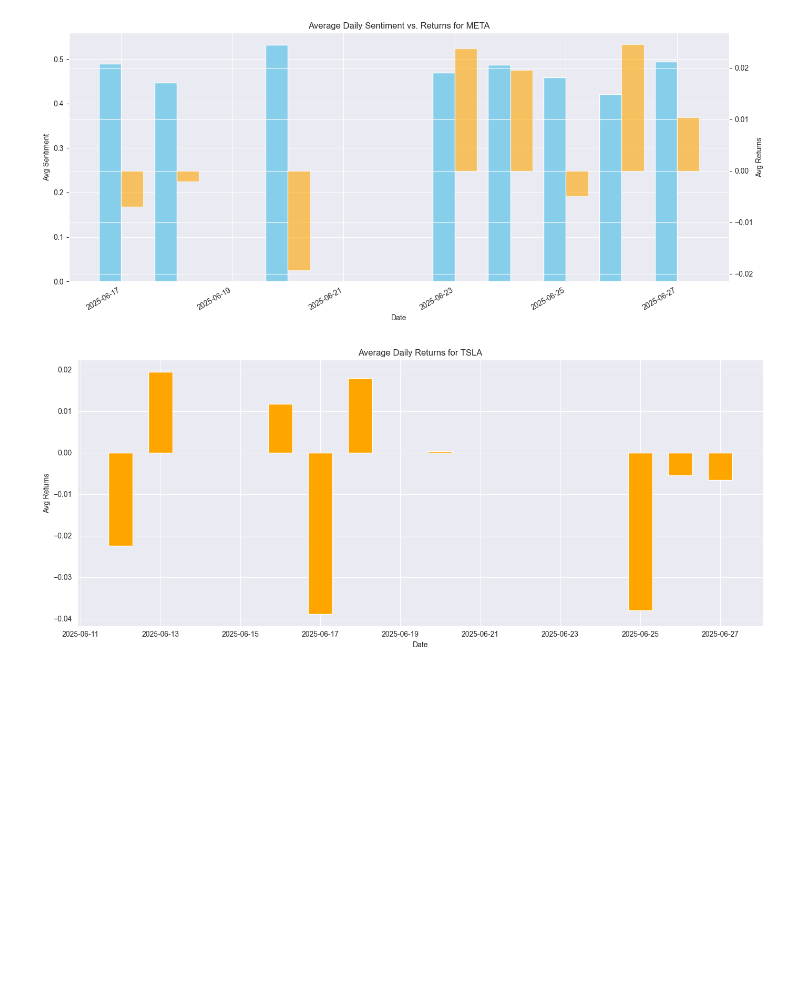
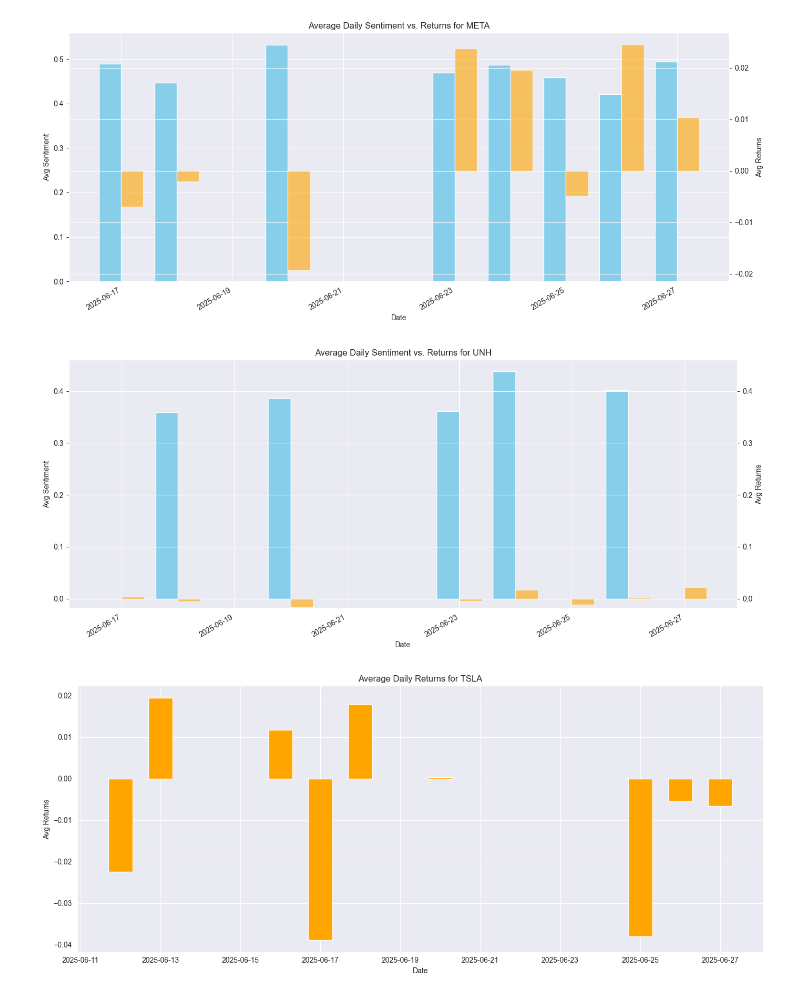
Before and after one commit to oindreelabh/online-portfolio-optimization, a Jupyter notebook: notebooks/eda.ipynb, the cells around one changed output. Cells and saved outputs as stored; diff of their text form; code cells hidden in the pictures; blank space fills up the shorter version.

```diff
--- a/notebooks/eda.ipynb
+++ b/notebooks/eda.ipynb
@@ -59,6 +59,42 @@ plt.tight_layout()
 plt.show()
 # %% [output]
 [figure]
+# %%
+import pandas as pd
+import matplotlib.pyplot as plt
+
+# Group by date and ticker
+daily_stats = df.groupby(['date', 'ticker']).agg({
+    'reddit_sentiment_score': 'mean',
+    'returns': 'mean'
+}).reset_index()
+
+ticker = 'UNH'
+ticker_stats = daily_stats[daily_stats['ticker'] == ticker]
+
+fig, ax1 = plt.subplots(figsize=(14, 6))
+x = pd.to_datetime(ticker_stats['date'])
+
+width = 0.4
+ax1.bar(x - pd.Timedelta(days=0.2), ticker_stats['reddit_sentiment_score'],
+        width=width, color='skyblue', label='Avg Sentiment', align='center')
+ax2 = ax1.twinx()
+ax2.bar(x + pd.Timedelta(days=0.2), ticker_stats['returns'],
+        width=width, color='orange', label='Avg Returns', align='center', alpha=0.6)
+# After plotting both bars
+min_y = min(ax1.get_ylim()[0], ax2.get_ylim()[0], 0)
+max_y = max(ax1.get_ylim()[1], ax2.get_ylim()[1], 0)
+ax1.set_ylim(min_y, max_y)
+ax2.set_ylim(min_y, max_y)
+ax1.set_xlabel('Date')
+ax1.set_ylabel('Avg Sentiment')
+ax2.set_ylabel('Avg Returns')
+plt.title(f'Average Daily Sentiment vs. Returns for {ticker}')
+fig.autofmt_xdate()
+plt.tight_layout()
+plt.show()
+# %% [output]
+[figure, added]
 # %%
 import pandas as pd
 import matplotlib.pyplot as plt
```
Also changed, not shown: parts of 1 cell of this notebook.
